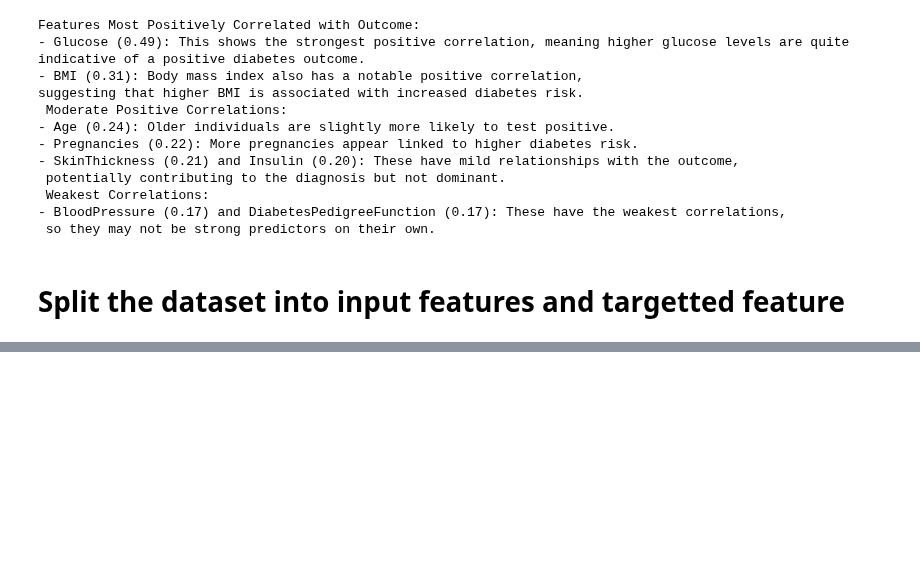
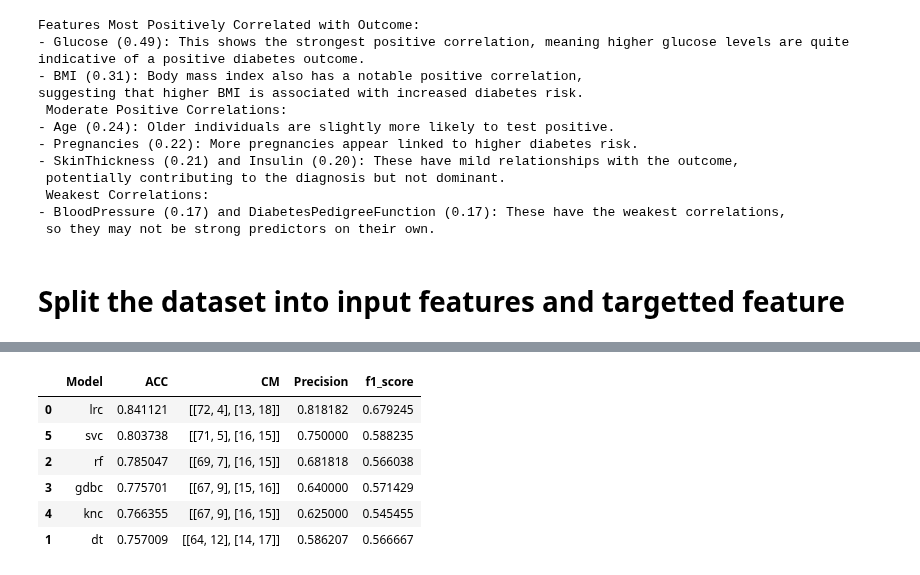
Before and after one commit to dinislamweb/diabetics-prediction-, a Jupyter notebook: diabetes_updated.ipynb, the cells around one changed output, grey strips where cells are left out. Saved outputs shown, nothing was run; the diff lists cells and outputs as text; code cells hidden in the pictures; blank space fills up the shorter version.

```diff
--- a/diabetes_updated.ipynb
+++ b/diabetes_updated.ipynb
@@ -496,0 +519,3 @@ y = filtered_df["Outcome"]
+# %%
+from sklearn.model_selection import train_test_split
+X_train,X_test,y_train,y_test = train_test_split(X,y,stratify=y,test_size = 0.2, random_state = 20)
@@ -496,0 +524,8 @@ y = filtered_df["Outcome"]
+# %%
+from sklearn.preprocessing import StandardScaler
+
+scaler = StandardScaler()
+
+# Fit on training data, transform both training and test data
+X_train_scaled = pd.DataFrame(scaler.fit_transform(X_train), columns=X_train.columns)
+X_test_scaled = pd.DataFrame(scaler.transform(X_test), columns=X_test.columns)
@@ -496,0 +539,37 @@ y = filtered_df["Outcome"]
+# %%
+clfs = {
+    'lrc':LogisticRegression(),
+    'dt':DecisionTreeClassifier(max_depth = 5),
+    'rf':RandomForestClassifier(),
+    'gdbc':GradientBoostingClassifier(),
+    'knc':KNeighborsClassifier(),
+    'svc':SVC()
+}
+# %%
+results = []
+for name,model in clfs.items():
+    model.fit(X_train_scaled, y_train)
+    y_pred = model.predict(X_test_scaled)
+    accuracy = accuracy_score(y_test,y_pred)
+    precision = precision_score(y_test,y_pred)
+    cm = confusion_matrix(y_test,y_pred)
+    f1 = f1_score(y_test,y_pred)
+    results.append({"Model":name,
+                    "ACC":accuracy,
+                   "CM":cm,
+                   "Precision":precision,
+                   "f1_score":f1
+})
+# %%
+results_df = pd.DataFrame(results)
+
+results_df = results_df.sort_values(by='Precision', ascending=False)
+results_df
+# %% [output]
+|  | Model | ACC | CM | Precision | f1_score |
+| 0 | lrc | 0.841121 | [[72, 4], [13, 18]] | 0.818182 | 0.679245 |
+| 5 | svc | 0.803738 | [[71, 5], [16, 15]] | 0.750000 | 0.588235 |
+| 2 | rf | 0.785047 | [[69, 7], [16, 15]] | 0.681818 | 0.566038 |
+| 3 | gdbc | 0.775701 | [[67, 9], [15, 16]] | 0.640000 | 0.571429 |
+| 4 | knc | 0.766355 | [[67, 9], [16, 15]] | 0.625000 | 0.545455 |
+| 1 | dt | 0.757009 | [[64, 12], [14, 17]] | 0.586207 | 0.566667 |
```
Also changed, not shown: parts of 6 cells of this notebook.
